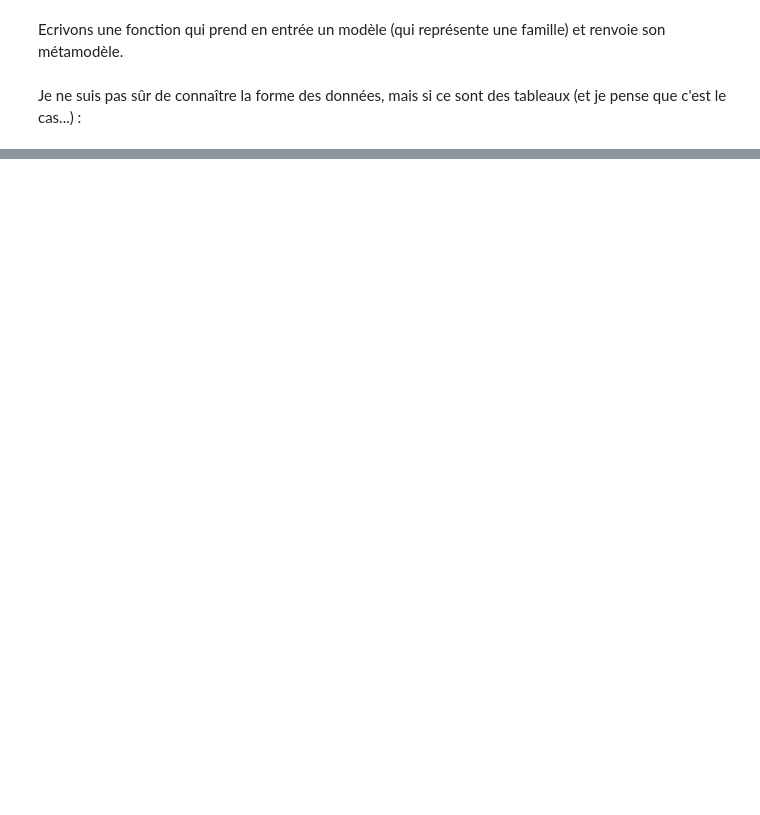
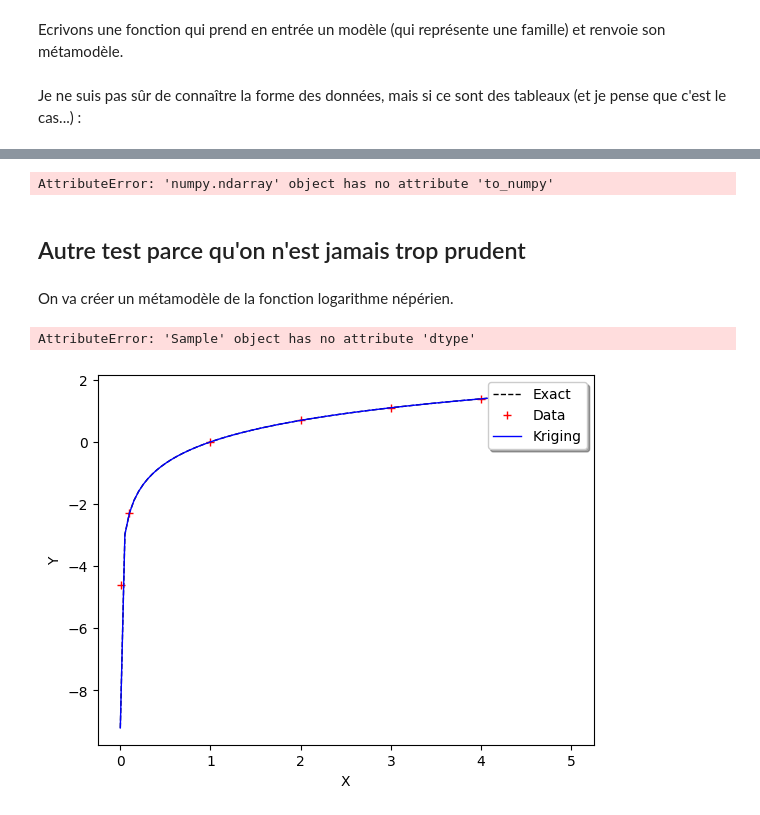
Before and after one commit to NicolasMatte/OptimAero, a Jupyter notebook: krigeage.ipynb, the cells around one changed output, grey strips where cells are left out. Drawn from its saved outputs; the diff is of its cells as text; code cells hidden in the pictures; blank space fills up the shorter version.

```diff
--- a/krigeage.ipynb
+++ b/krigeage.ipynb
@@ -179,0 +282,20 @@ def metamodele(sampleX, sampleY):
+# %%
+sampleY = np.sin(sampleX)
+meta = metamodele(sampleX,sampleY)
+tracer(sampleX,sampleY,meta)
+# %% [output]
+AttributeError: 'numpy.ndarray' object has no attribute 'to_numpy'
+# %% [markdown]
+## Autre test parce qu'on n'est jamais trop prudent
+# %% [markdown]
+On va créer un métamodèle de la fonction logarithme népérien.
+# %%
+f = np.log
+X_test = np.linspace(0.0001,5.,100).reshape((len(X_test),1))
+Y_test = f(X_test)
+# %% [output]
+AttributeError: 'Sample' object has no attribute 'dtype'
+# %%
+X_train = ot.Sample([[x] for x in [0.01,0.1,1.,2.,3.,4., 5.]])
+Y_train = f(x_train)
+N_train = X_train.getSize()
@@ -179,0 +308,22 @@ def metamodele(sampleX, sampleY):
+# %%
+dimension = 1
+basis = ot.ConstantBasisFactory(dimension).build()
+covarianceModel = ot.MaternModel([1.]*dimension, 1.5)
+algo = ot.KrigingAlgorithm(X_test, Y_test, covarianceModel, basis)
+algo.run()
+krigingResult = algo.getResult()
+
+krigeageMM = krigingResult.getMetaModel()
+Y_test_MM = krigeageMM(X_test)
+
+graph = ot.Graph()
+graph.add(plot_data_test(X_test,Y_test))
+graph.add(plot_data_train(X_train,Y_train))
+graph.add(plot_data_kriging(X_test,Y_test_MM))
+graph.setAxes(True)
+graph.setXTitle("X")
+graph.setYTitle("Y")
+graph.setLegendPosition("topright")
+view = viewer.View(graph)
+# %% [output]
+[figure, added]
```
Also changed, not shown: parts of 15 cells of this notebook, 2 other files.
